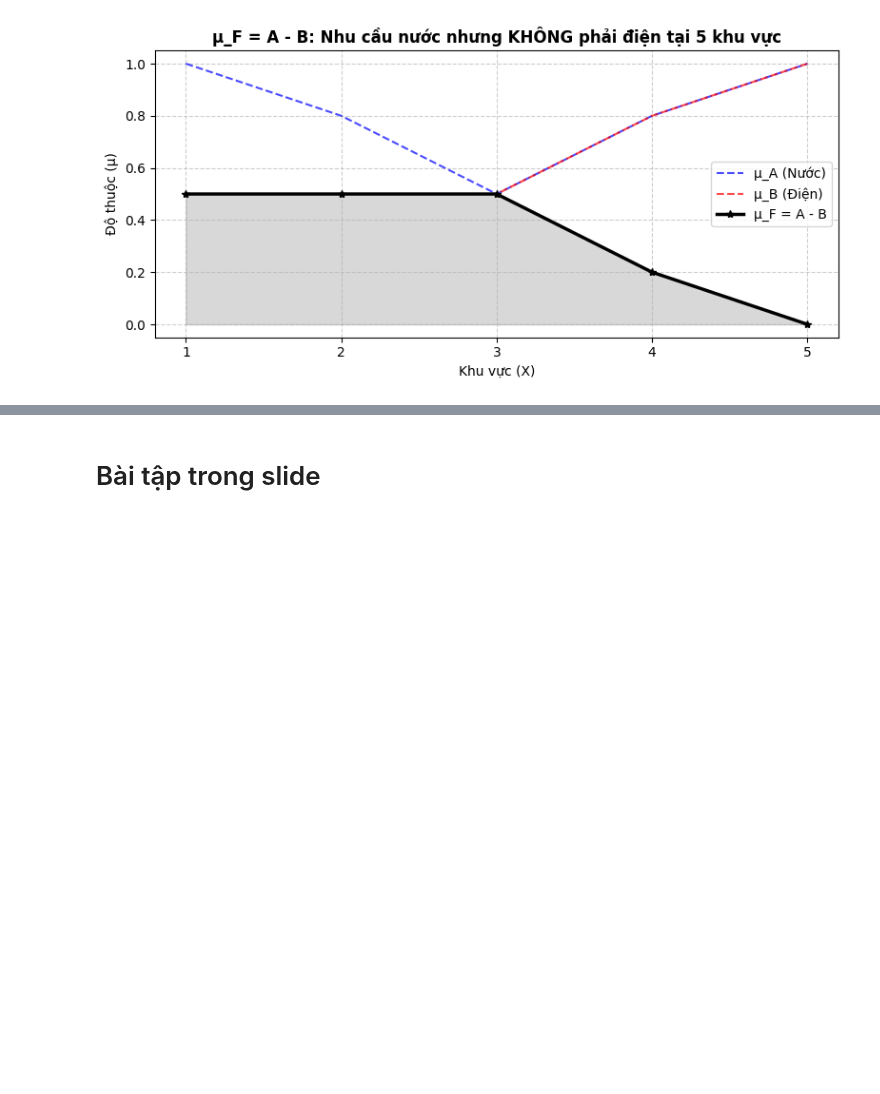
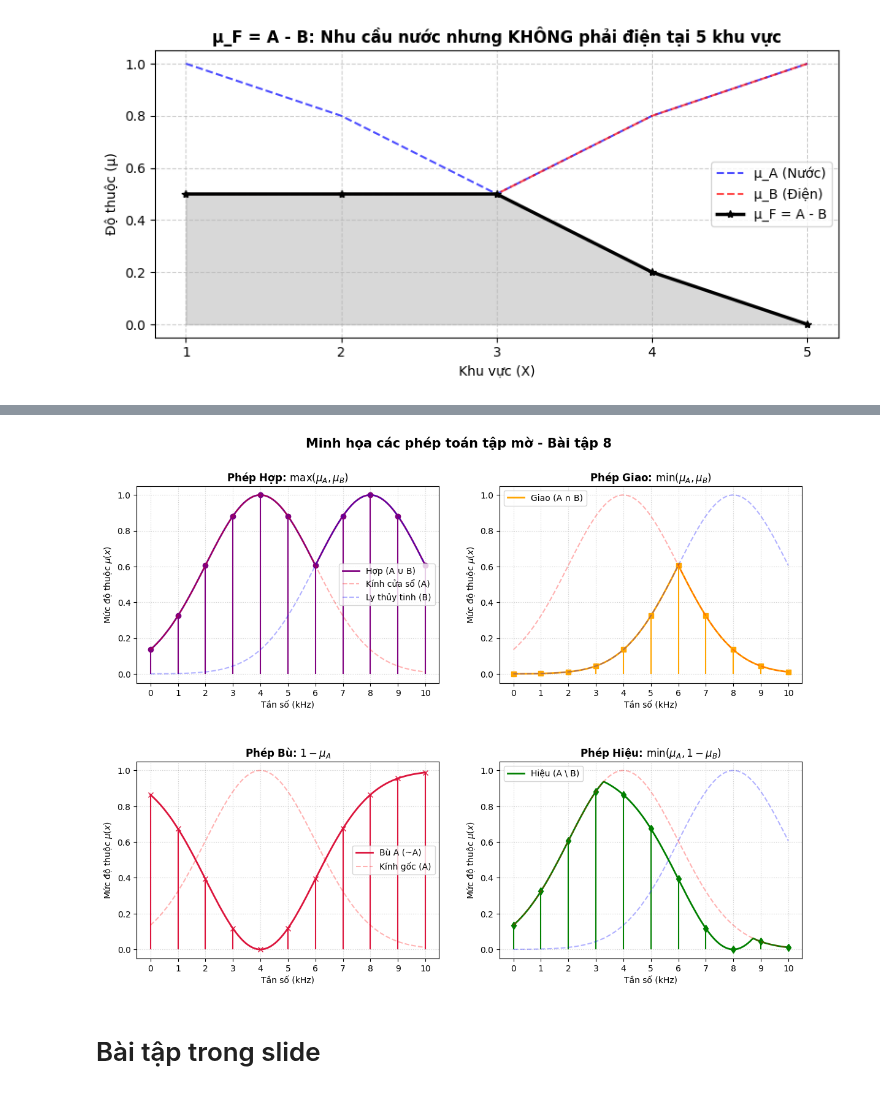
Before and after one commit to HuyLuong2002/sgu26_fuzzy_logic_app, a Jupyter notebook: Bai02/bt02_phep_toan_mo/BaiTap2 - Phep toan tren tap mo.ipynb, the cells around one changed output, grey strips where cells are left out. Drawn from its saved outputs; the diff is of its cells as text; code cells hidden in the pictures; blank space fills up the shorter version.

```diff
--- a/Bai02/bt02_phep_toan_mo/BaiTap2 - Phep toan tren tap mo.ipynb
+++ b/Bai02/bt02_phep_toan_mo/BaiTap2 - Phep toan tren tap mo.ipynb
@@ -223,2 +716,72 @@ plt.show()
+# %%
+import numpy as np
+import matplotlib.pyplot as plt
+
+# 1. Định nghĩa tập nền rời rạc X theo đề bài
+x_discrete = np.arange(0, 11)
+
+# Tạo mảng x mịn để vẽ đường đồ thị nền liên tục giúp trực quan hơn
+x_smooth = np.linspace(0, 10, 500)
+
+def gauss_mf(x, mu, sigma=2):
+    return np.exp(-0.5 * ((x - mu) / sigma)**2)
+
+# Tính toán giá trị hàm thuộc cho cả dạng mịn và dạng rời rạc
+mu_A_smooth = gauss_mf(x_smooth, mu=4)
+mu_B_smooth = gauss_mf(x_smooth, mu=8)
+
+mu_A_disc = gauss_mf(x_discrete, mu=4)
+mu_B_disc = gauss_mf(x_discrete, mu=8)
+
+# Thiết lập hệ thống khung đồ thị gồm 4 ô (subplots)
+fig, axes = plt.subplots(2, 2, figsize=(14, 10))
+plt.subplots_adjust(hspace=0.4, wspace=0.2)
+
+# --- Ô 1: Phép Hợp (Union) ---
+axes[0, 0].plot(x_smooth, np.maximum(mu_A_smooth, mu_B_smooth), 'purple', lw=2, label='Hợp (A ∪ B)')
+axes[0, 0].stem(x_discrete, np.maximum(mu_A_disc, mu_B_disc), linefmt='purple', markerfmt='o', basefmt=' ')
+axes[0, 0].plot(x_smooth, mu_A_smooth, 'r--', alpha=0.3, label='Kính cửa sổ (A)')
+axes[0, 0].plot(x_smooth, mu_B_smooth, 'b--', alpha=0.3, label='Ly thủy tinh (B)')
+axes[0, 0].set_title('Phép Hợp: $\max(\mu_A, \mu_B)$', fontsize=12, fontweight='bold')
+axes[0, 0].legend()
+
+# --- Ô 2: Phép Giao (Intersection) ---
+axes[0, 1].plot(x_smooth, np.minimum(mu_A_smooth, mu_B_smooth), 'orange', lw=2, label='Giao (A ∩ B)')
+axes[0, 1].stem(x_discrete, np.minimum(mu_A_disc, mu_B_disc), linefmt='orange', markerfmt='s', basefmt=' ')
+axes[0, 1].plot(x_smooth, mu_A_smooth, 'r--', alpha=0.3)
+axes[0, 1].plot(x_smooth, mu_B_smooth, 'b--', alpha=0.3)
+axes[0, 1].set_title('Phép Giao: $\min(\mu_A, \mu_B)$', fontsize=12, fontweight='bold')
+axes[0, 1].legend()
+
+# --- Ô 3: Phép Bù (Complement) ---
+axes[1, 0].plot(x_smooth, 1 - mu_A_smooth, 'crimson', lw=2, label='Bù A (~A)')
+axes[1, 0].stem(x_discrete, 1 - mu_A_disc, linefmt='crimson', markerfmt='x', basefmt=' ')
+axes[1, 0].plot(x_smooth, mu_A_smooth, 'r--', alpha=0.3, label='Kính gốc (A)')
+axes[1, 0].set_title('Phép Bù: $1 - \mu_A$', fontsize=12, fontweight='bold')
+axes[1, 0].legend()
+
+# --- Ô 4: Phép Hiệu (Difference: A \ B) ---
+mu_diff_smooth = np.minimum(mu_A_smooth, 1 - mu_B_smooth)
+mu_diff_disc = np.minimum(mu_A_disc, 1 - mu_B_disc)
+axes[1, 1].plot(x_smooth, mu_diff_smooth, 'green', lw=2, label='Hiệu (A \\ B)')
+axes[1, 1].stem(x_discrete, mu_diff_disc, linefmt='green', markerfmt='d', basefmt=' ')
+axes[1, 1].plot(x_smooth, mu_A_smooth, 'r--', alpha=0.3)
+axes[1, 1].plot(x_smooth, mu_B_smooth, 'b--', alpha=0.3)
+axes[1, 1].set_title('Phép Hiệu: $\min(\mu_A, 1 - \mu_B)$', fontsize=12, fontweight='bold')
+axes[1, 1].legend()
+
+# Cấu hình định dạng hiển thị chung cho các đồ thị con
+for ax in axes.flat:
+    ax.set_xlim(-0.5, 10.5)
+    ax.set_ylim(-0.05, 1.05)
+    ax.set_xticks(x_discrete)
+    ax.set_xlabel('Tần số (kHz)')
+    ax.set_ylabel('Mức độ thuộc $\mu(x)$')
+    ax.grid(True, linestyle=':', alpha=0.6)
+
+plt.suptitle('Minh họa các phép toán tập mờ - Bài tập 8', fontsize=15, fontweight='bold', y=0.96)
+plt.show()
+# %% [output]
+[figure, added]
 # %% [markdown]
 # Bài tập trong slide
```
Also changed, not shown: parts of 14 cells of this notebook, 6 other files.
